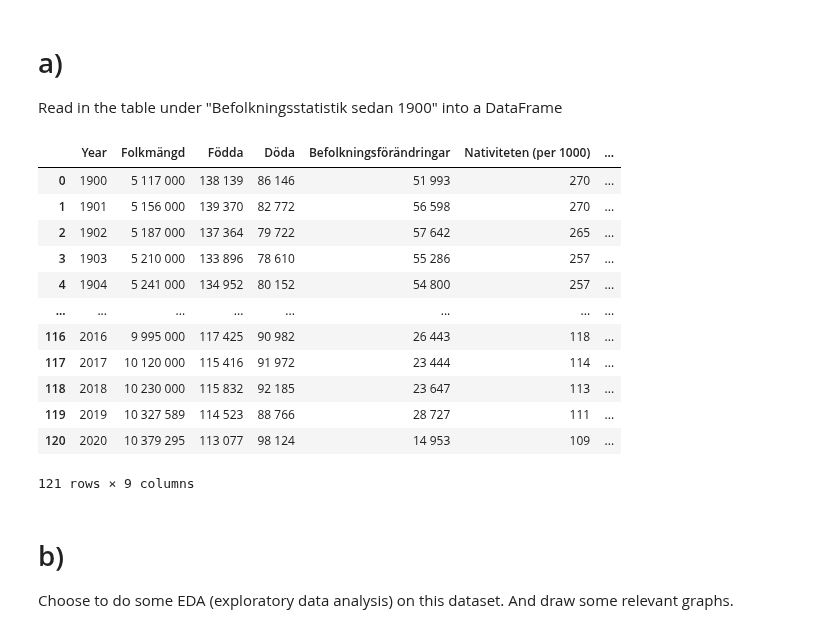
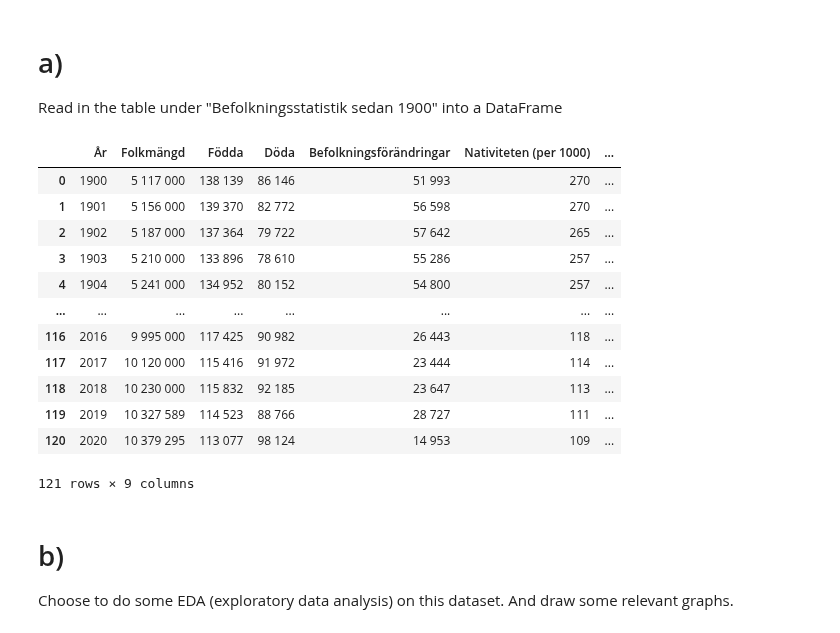
Before and after one commit to xjohansson/Databehandling_Xiu, a Jupyter notebook: Exercise/Exercise2_mergy.ipynb, the cells around one changed output. Saved outputs shown, nothing was run; the diff lists cells and outputs as text; code cells hidden in the pictures.

```diff
--- a/Exercise/Exercise2_mergy.ipynb
+++ b/Exercise/Exercise2_mergy.ipynb
@@ -33,11 +33,11 @@ tables
  # a)
   Read in the table under "Befolkningsstatistik sedan 1900" into a DataFrame
 # %%
-df = tables[5] # 0 is first table in the html page ,5 is sex table in this page
-df1=df.rename(columns={"Unnamed: 0": "Year"})
-df1
+from1900 = tables[5] # 0 is first table in the html page ,5 is sex table in this page
+from1900=from1900.rename(columns={"Unnamed: 0": "År"})
+from1900
 # %% [output]
-|  | Year | Folkmängd | Födda | Döda | Befolkningsförändringar | Nativiteten (per 1000) | ... |
+|  | År | Folkmängd | Födda | Döda | Befolkningsförändringar | Nativiteten (per 1000) | ... |
 | 0 | 1900 | 5 117 000 | 138 139 | 86 146 | 51 993 | 270 | ... |
 | 1 | 1901 | 5 156 000 | 139 370 | 82 772 | 56 598 | 270 | ... |
 | 2 | 1902 | 5 187 000 | 137 364 | 79 722 | 57 642 | 265 | ... |
```
Also changed, not shown: parts of 38 cells of this notebook, 3 other files.
